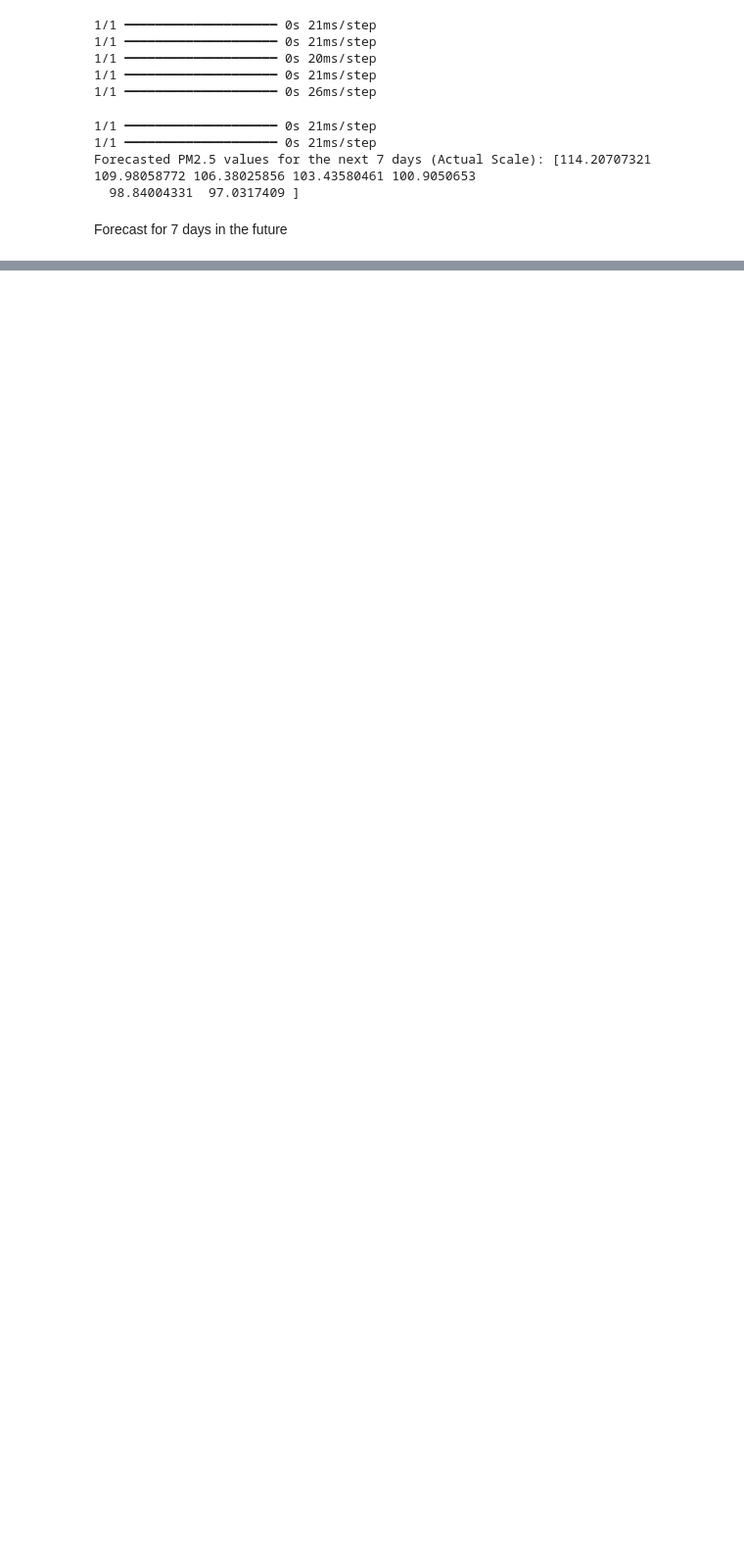
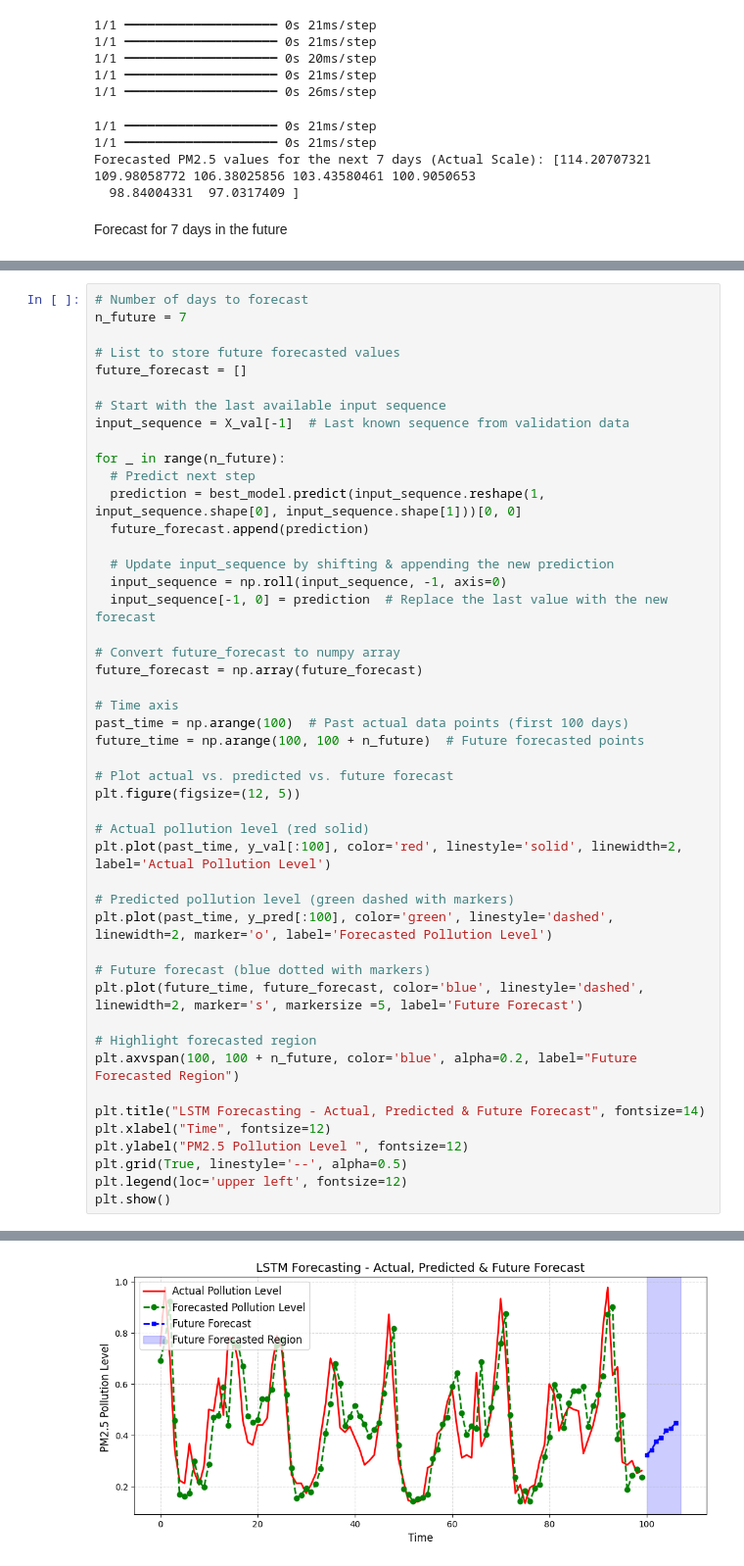
Before and after one commit to Bibek04-bit/AQI-forecasting-using-LSTM, a Jupyter notebook: LSTM_KTM_final.ipynb, the cells around one changed output, grey strips where cells are left out. Shown at 98% size. Cells and saved outputs as stored; diff of their text form; blank space fills up the shorter version.

```diff
--- a/LSTM_KTM_final.ipynb
+++ b/LSTM_KTM_final.ipynb
@@ -913,0 +858,48 @@ Forecasted PM2.5 values for the next 7 days (Actual Scale): [60.5714438  68.1914
+# %%
+# Number of days to forecast
+n_future = 7
+
+# List to store future forecasted values
+future_forecast = []
+
+# Start with the last available input sequence
+input_sequence = X_val[-1]  # Last known sequence from validation data
+
+for _ in range(n_future):
+  # Predict next step
+  prediction = best_model.predict(input_sequence.reshape(1, input_sequence.shape[0], input_sequence.shape[1]))[0, 0]
+  future_forecast.append(prediction)
+
+  # Update input_sequence by shifting & appending the new prediction
+  input_sequence = np.roll(input_sequence, -1, axis=0)
+  input_sequence[-1, 0] = prediction  # Replace the last value with the new forecast
+
+# Convert future_forecast to numpy array
+future_forecast = np.array(future_forecast)
+
+# Time axis
+past_time = np.arange(100)  # Past actual data points (first 100 days)
+future_time = np.arange(100, 100 + n_future)  # Future forecasted points
+
+# Plot actual vs. predicted vs. future forecast
+plt.figure(figsize=(12, 5))
+
+# Actual pollution level (red solid)
+plt.plot(past_time, y_val[:100], color='red', linestyle='solid', linewidth=2, label='Actual Pollution Level')
+
+# Predicted pollution level (green dashed with markers)
+plt.plot(past_time, y_pred[:100], color='green', linestyle='dashed', linewidth=2, marker='o', label='Forecasted Pollution Level')
+
+# Future forecast (blue dotted with markers)
+plt.plot(future_time, future_forecast, color='blue', linestyle='dashed', linewidth=2, marker='s', markersize =5, label='Future Forecast')
+
+# Highlight forecasted region
+plt.axvspan(100, 100 + n_future, color='blue', alpha=0.2, label="Future Forecasted Region")
+
+plt.title("LSTM Forecasting - Actual, Predicted & Future Forecast", fontsize=14)
+plt.xlabel("Time", fontsize=12)
+plt.ylabel("PM2.5 Pollution Level ", fontsize=12)
+plt.grid(True, linestyle='--', alpha=0.5)
+plt.legend(loc='upper left', fontsize=12)
+plt.show()
+# %% [output]
@@ -913,0 +913 @@ Forecasted PM2.5 values for the next 7 days (Actual Scale): [60.5714438  68.1914
+[figure, added]
```
Also changed, not shown: parts of 18 cells of this notebook, 32 other files.
